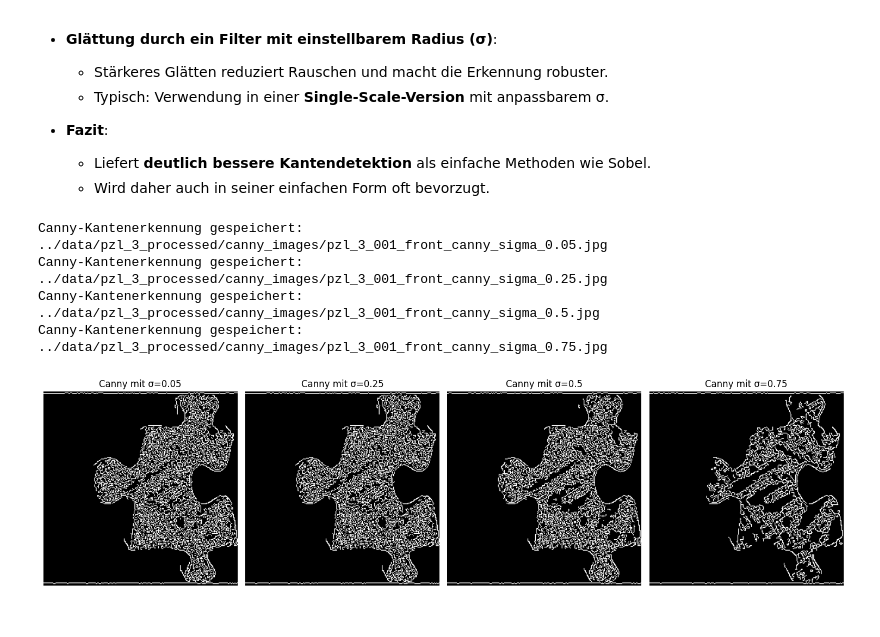
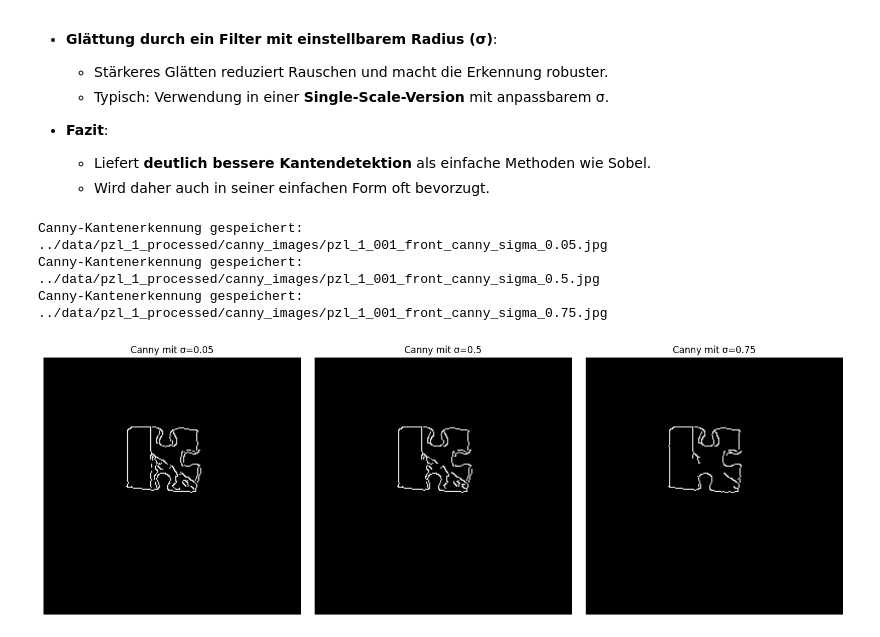
Before and after one commit to hermandi21/puzzle_solver_2d, a Jupyter notebook: src/detect_puzzle_silhouette.ipynb, the cells around one changed output. Drawn from its saved outputs; the diff is of its cells as text; code cells hidden in the pictures.

```diff
--- a/src/detect_puzzle_silhouette.ipynb
+++ b/src/detect_puzzle_silhouette.ipynb
@@ -126,7 +158,7 @@ import numpy as np
 import matplotlib.pyplot as plt
 
 # Lade das Bild
-image_path = "/home/hermandi21/Mein-Schreibtisch/AIN6/2d-cv/puzzle_solver_2d/data/pzl_3_processed/pzl_3_004_front.jpg"
+image_path = "/home/hermandi21/Mein-Schreibtisch/AIN6/2d-cv/puzzle_solver_2d/data/pzl_1_processed/pzl_1_004_front.jpg"
 image = cv2.imread(image_path)
 if image is None:
     print(f"Fehler beim Laden des Bildes: {image_path}")
@@ -232,46 +264,45 @@ import matplotlib.pyplot as plt
 from pathlib import Path
 
 # Lade das Bild
-image_path = "../data/pzl_3_processed/pzl_3_001_front.jpg"
+image_path = "../data/pzl_1_processed/pzl_1_001_front.jpg"
 image = cv2.imread(image_path)
 if image is None:
     print(f"Fehler beim Laden des Bildes: {image_path}")
 else:
     # Konvertiere das Bild in Graustufen
     gray_image = np.dot(image[..., :3], [0.2989, 0.5870, 0.1140])
     gray_image = np.clip(gray_image, 0, 255).astype(np.uint8)
 
     # Wende den Canny-Kantendetektor mit verschiedenen Glättungsparametern an
     #sigma_values = [1, 2, 3]  # Beispielwerte für σ
-    sigma_values = [0.05, 0.25, 0.5, 0.75]  # Neue Werte für σ
+    sigma_values = [0.05, 0.5, 0.75]  # Neue Werte für σ
     fig, axes = plt.subplots(1, len(sigma_values), figsize=(15, 5))
 
     for ax, sigma in zip(axes, sigma_values):
         # Glätte das Bild mit einem Gaussian-Filter
         blurred_image = cv2.GaussianBlur(gray_image, (5, 5), sigma)
 
         # Wende den Canny-Kantendetektor an
         edges_canny = cv2.Canny(blurred_image, 100, 200)
 
         # Zeige das Ergebnis
         ax.imshow(edges_canny, cmap='gray')
         ax.set_title(f"Canny mit σ={sigma}")
         ax.axis("off")
 
         # Speichere das Ergebnis
-        output_dir = Path("../data/pzl_3_processed/canny_images/")
+        output_dir = Path("../data/pzl_1_processed/canny_images/")
         output_dir.mkdir(parents=True, exist_ok=True)
-        output_file = output_dir / f"pzl_3_001_front_canny_sigma_{sigma}.jpg"
+        output_file = output_dir / f"pzl_1_001_front_canny_sigma_{sigma}.jpg"
         cv2.imwrite(str(output_file), edges_canny)
         print(f"Canny-Kantenerkennung gespeichert: {output_file}")
 
     plt.tight_layout()
     plt.show()
 # %% [output]
-Canny-Kantenerkennung gespeichert: ../data/pzl_3_processed/canny_images/pzl_3_001_front_canny_sigma_0.05.jpg
-Canny-Kantenerkennung gespeichert: ../data/pzl_3_processed/canny_images/pzl_3_001_front_canny_sigma_0.25.jpg
-Canny-Kantenerkennung gespeichert: ../data/pzl_3_processed/canny_images/pzl_3_001_front_canny_sigma_0.5.jpg
-Canny-Kantenerkennung gespeichert: ../data/pzl_3_processed/canny_images/pzl_3_001_front_canny_sigma_0.75.jpg
+Canny-Kantenerkennung gespeichert: ../data/pzl_1_processed/canny_images/pzl_1_001_front_canny_sigma_0.05.jpg
+Canny-Kantenerkennung gespeichert: ../data/pzl_1_processed/canny_images/pzl_1_001_front_canny_sigma_0.5.jpg
+Canny-Kantenerkennung gespeichert: ../data/pzl_1_processed/canny_images/pzl_1_001_front_canny_sigma_0.75.jpg
-[figure, old version]
+[figure, new version]
 # %%
 # Lade das Bild mit Canny-Kantenerkennung für σ=0.05
```
Also changed, not shown: parts of 5 cells of this notebook, 6 other files.
